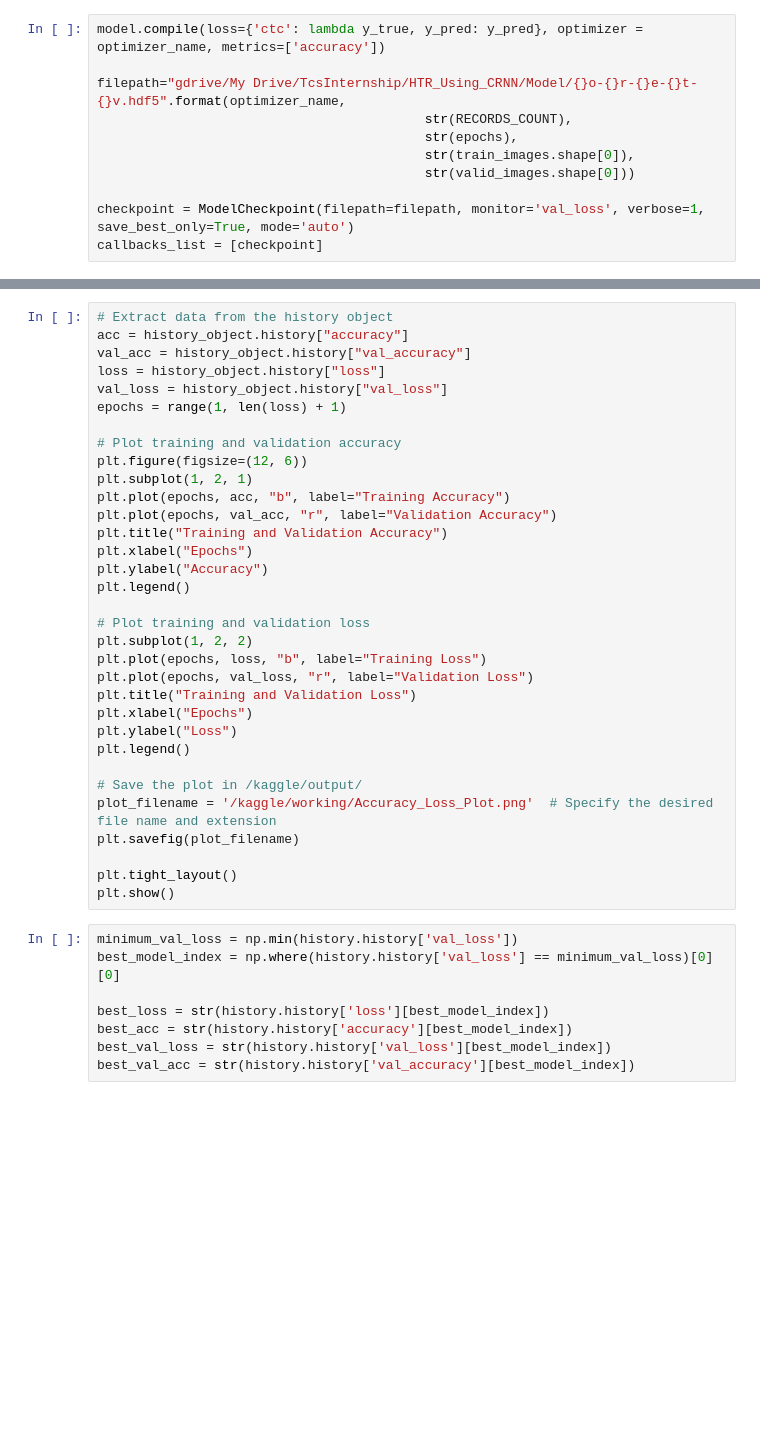
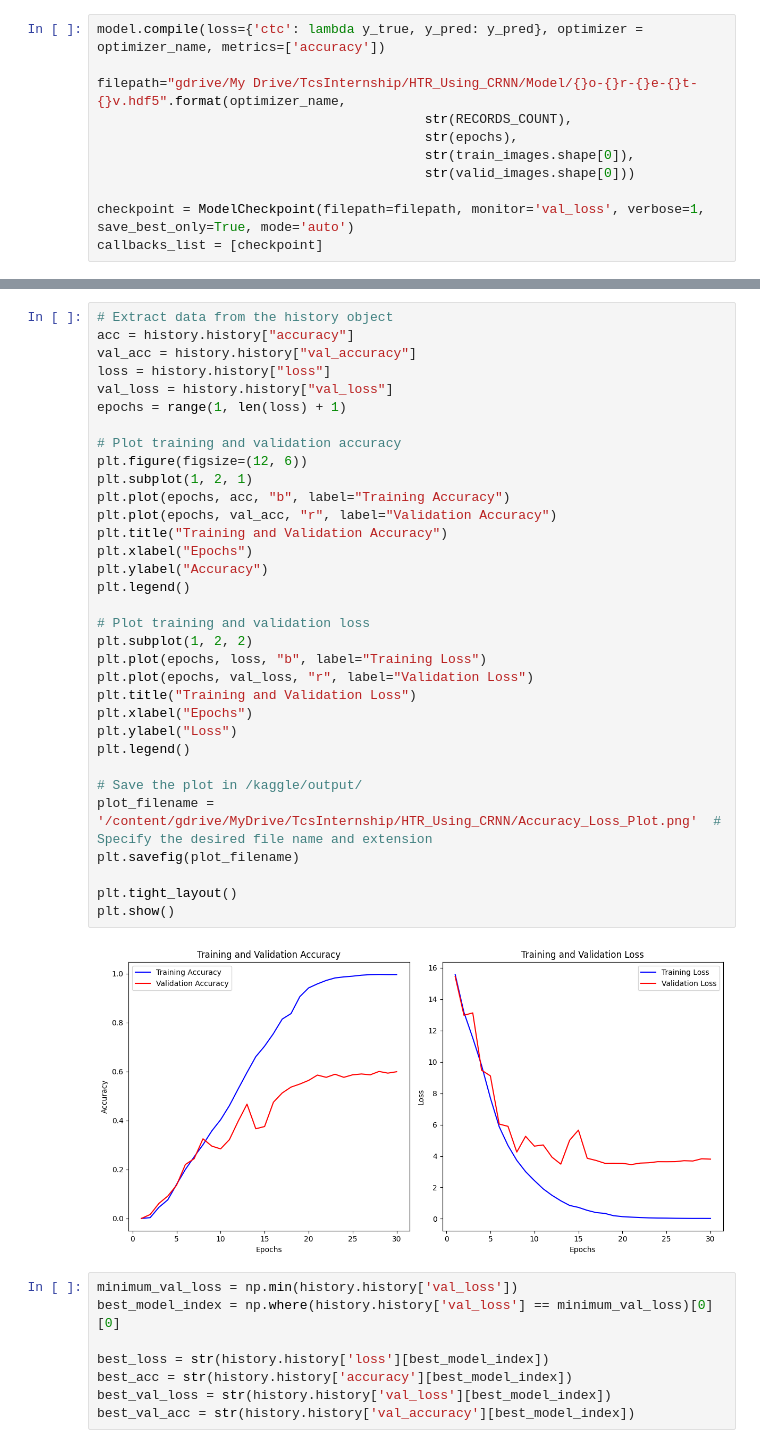
Before and after one commit to Viddesh1/HTE, a Jupyter notebook: Hand_written_Text_Extraction.ipynb, the cells around one changed output, grey strips where cells are left out. Cells and saved outputs as stored; diff of their text form; blank space fills up the shorter version.

```diff
--- a/Hand_written_Text_Extraction.ipynb
+++ b/Hand_written_Text_Extraction.ipynb
@@ -407,36 +467,38 @@ for i, x in enumerate(out):
 # %%
 # Extract data from the history object
-acc = history_object.history["accuracy"]
-val_acc = history_object.history["val_accuracy"]
-loss = history_object.history["loss"]
-val_loss = history_object.history["val_loss"]
+acc = history.history["accuracy"]
+val_acc = history.history["val_accuracy"]
+loss = history.history["loss"]
+val_loss = history.history["val_loss"]
 epochs = range(1, len(loss) + 1)
 
 # Plot training and validation accuracy
 plt.figure(figsize=(12, 6))
 plt.subplot(1, 2, 1)
 plt.plot(epochs, acc, "b", label="Training Accuracy")
 plt.plot(epochs, val_acc, "r", label="Validation Accuracy")
 plt.title("Training and Validation Accuracy")
 plt.xlabel("Epochs")
 plt.ylabel("Accuracy")
 plt.legend()
 
 # Plot training and validation loss
 plt.subplot(1, 2, 2)
 plt.plot(epochs, loss, "b", label="Training Loss")
 plt.plot(epochs, val_loss, "r", label="Validation Loss")
 plt.title("Training and Validation Loss")
 plt.xlabel("Epochs")
 plt.ylabel("Loss")
 plt.legend()
 
 # Save the plot in /kaggle/output/
-plot_filename = '/kaggle/working/Accuracy_Loss_Plot.png'  # Specify the desired file name and extension
+plot_filename = '/content/gdrive/MyDrive/TcsInternship/HTR_Using_CRNN/Accuracy_Loss_Plot.png'  # Specify the desired file name and extension
 plt.savefig(plot_filename)
 
 plt.tight_layout()
 plt.show()
+# %% [output]
+[figure, added]
 # %%
 minimum_val_loss = np.min(history.history['val_loss'])
 best_model_index = np.where(history.history['val_loss'] == minimum_val_loss)[0][0]
```
Also changed, not shown: parts of 14 cells of this notebook.
